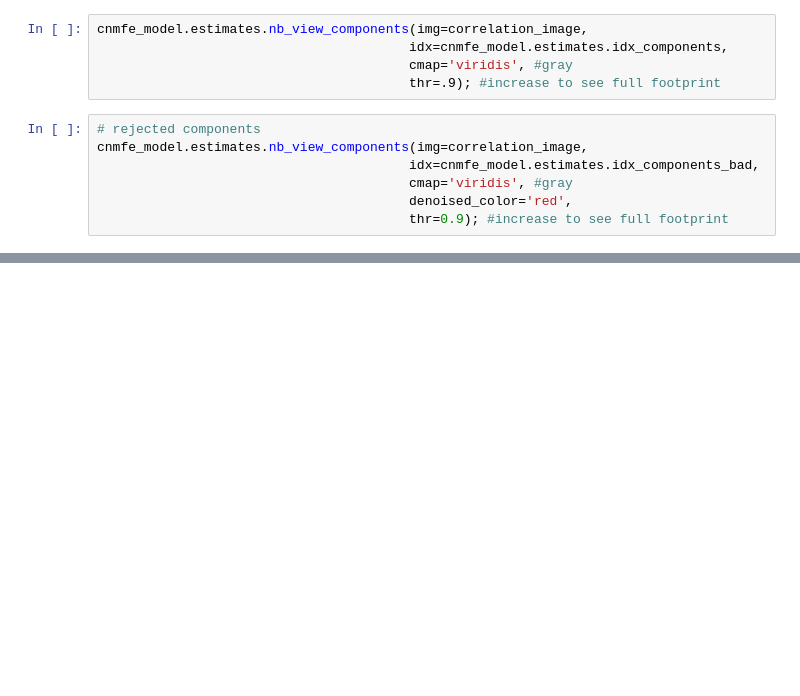
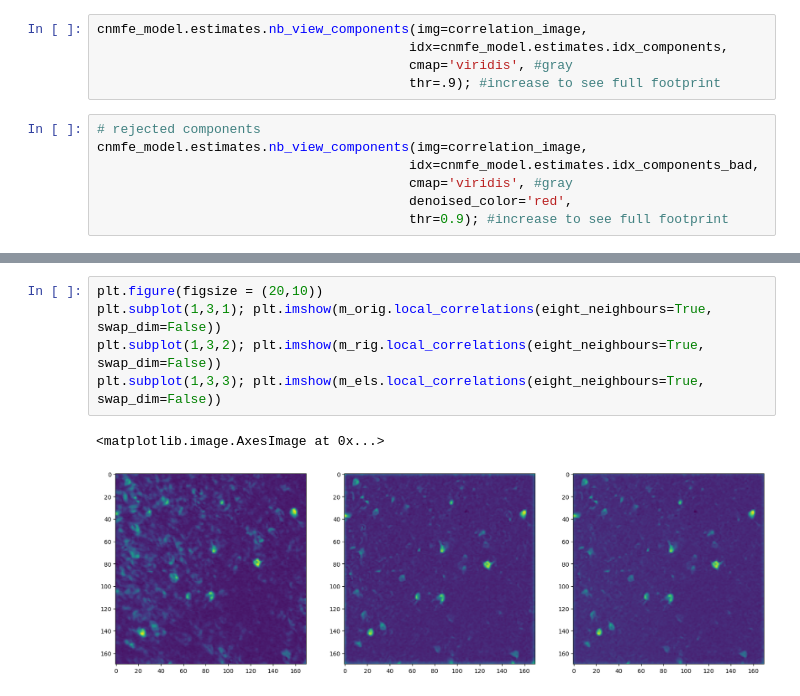
Before and after one commit to ecresp1el/calcium_imaging_pipeline_umich, a Jupyter notebook: scripts/movement_correction_pipeline_test.ipynb, the cells around one changed output, grey strips where cells are left out. Saved outputs shown, nothing was run; the diff lists cells and outputs as text; blank space fills up the shorter version.

```diff
--- a/scripts/movement_correction_pipeline_test.ipynb
+++ b/scripts/movement_correction_pipeline_test.ipynb
@@ -771,0 +837,8 @@ cnmfe_model.estimates.nb_view_components(img=correlation_image,
+# %%
+plt.figure(figsize = (20,10))
+plt.subplot(1,3,1); plt.imshow(m_orig.local_correlations(eight_neighbours=True, swap_dim=False))
+plt.subplot(1,3,2); plt.imshow(m_rig.local_correlations(eight_neighbours=True, swap_dim=False))
+plt.subplot(1,3,3); plt.imshow(m_els.local_correlations(eight_neighbours=True, swap_dim=False))
+# %% [output]
+<matplotlib.image.AxesImage at 0x...>
+[figure, added]
```
Also changed, not shown: parts of 55 cells of this notebook.
